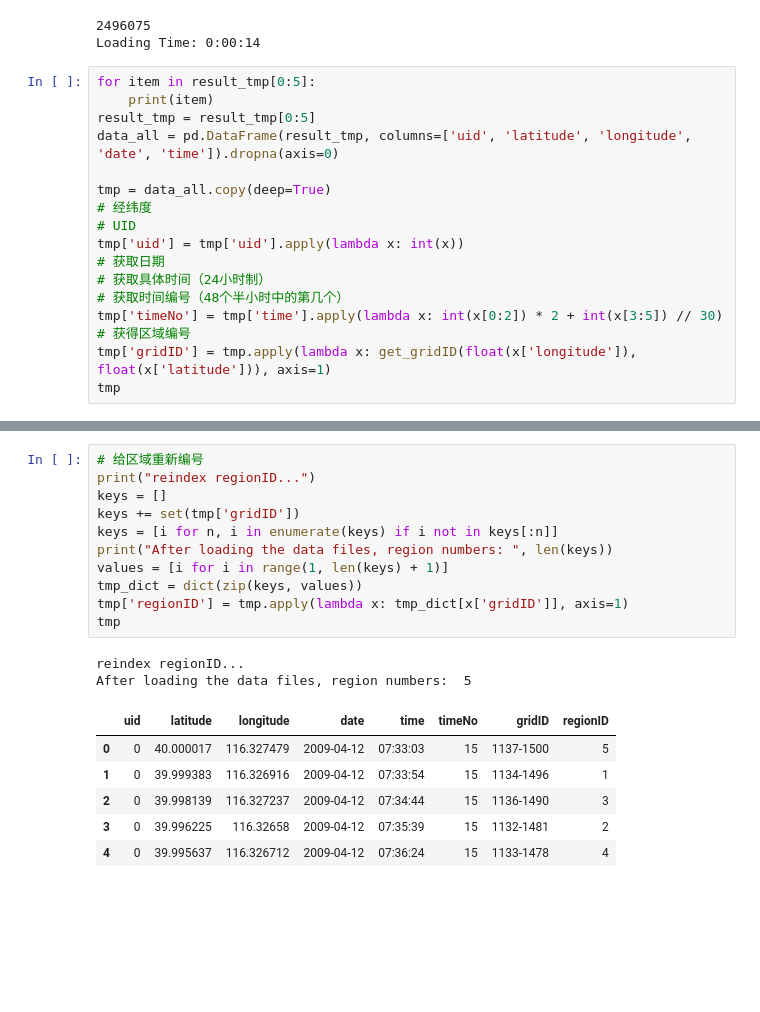
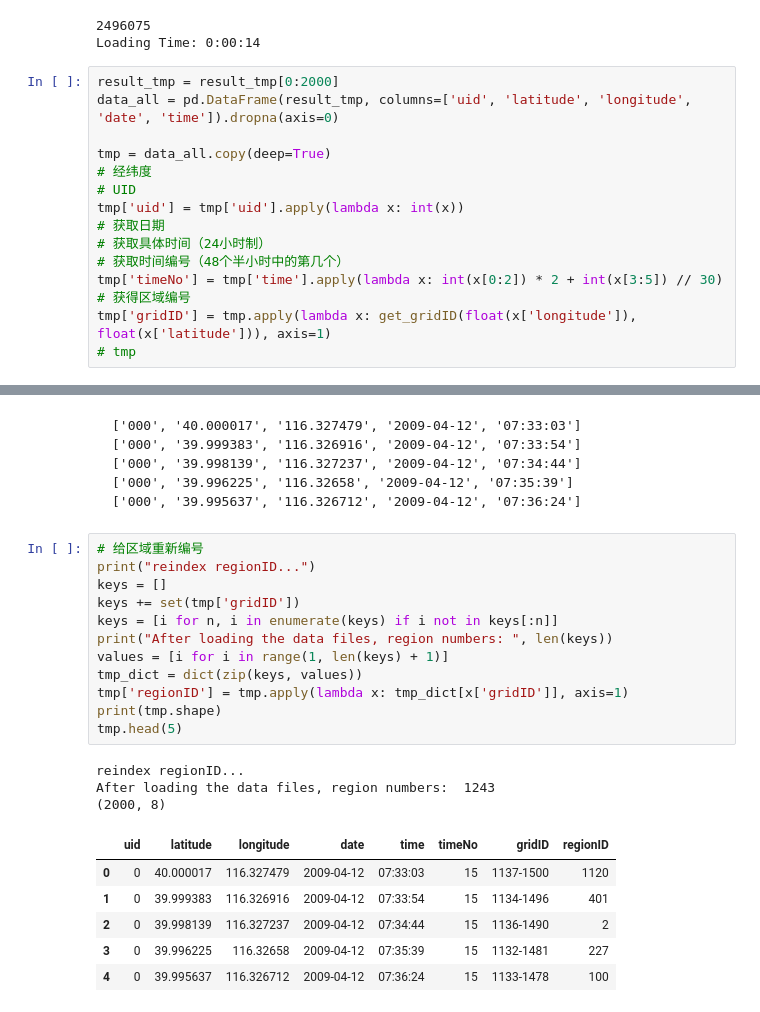
Before and after one commit to AshmoreLevi/Traj_Preprocess, a Jupyter notebook: process_000.ipynb, the cells around one changed output, grey strips where cells are left out. Saved outputs shown, nothing was run; the diff lists cells and outputs as text; blank space fills up the shorter version.

````diff
--- a/process_000.ipynb
+++ b/process_000.ipynb
@@ -96,9 +96,7 @@ print("Loading Time:", str((end_time - start_time))[0:7])
 2496075
 Loading Time: 0:00:14
 # %%
-for item in result_tmp[0:5]:
-    print(item)
-result_tmp = result_tmp[0:5]
+result_tmp = result_tmp[0:2000]
 data_all = pd.DataFrame(result_tmp, columns=['uid', 'latitude', 'longitude', 'date', 'time']).dropna(axis=0)
 
 tmp = data_all.copy(deep=True)
@@ -111,4 +109,4 @@ tmp['uid'] = tmp['uid'].apply(lambda x: int(x))
 tmp['timeNo'] = tmp['time'].apply(lambda x: int(x[0:2]) * 2 + int(x[3:5]) // 30)
 # 获得区域编号
 tmp['gridID'] = tmp.apply(lambda x: get_gridID(float(x['longitude']), float(x['latitude'])), axis=1)
-tmp
+# tmp
@@ -127,20 +113,30 @@ tmp
+# %% [markdown]
+```
+['000', '40.000017', '116.327479', '2009-04-12', '07:33:03']
+['000', '39.999383', '116.326916', '2009-04-12', '07:33:54']
+['000', '39.998139', '116.327237', '2009-04-12', '07:34:44']
+['000', '39.996225', '116.32658', '2009-04-12', '07:35:39']
+['000', '39.995637', '116.326712', '2009-04-12', '07:36:24']
+```
 # %%
 # 给区域重新编号
 print("reindex regionID...")
 keys = []
 keys += set(tmp['gridID'])
 keys = [i for n, i in enumerate(keys) if i not in keys[:n]]
 print("After loading the data files, region numbers: ", len(keys))
 values = [i for i in range(1, len(keys) + 1)]
 tmp_dict = dict(zip(keys, values))
 tmp['regionID'] = tmp.apply(lambda x: tmp_dict[x['gridID']], axis=1)
-tmp
+print(tmp.shape)
+tmp.head(5)
 # %% [output]
 reindex regionID...
-After loading the data files, region numbers:  5
+After loading the data files, region numbers:  1243
+(2000, 8)
 |  | uid | latitude | longitude | date | time | timeNo | gridID | regionID |
-| 0 | 0 | 40.000017 | 116.327479 | 2009-04-12 | 07:33:03 | 15 | 1137-1500 | 5 |
-| 1 | 0 | 39.999383 | 116.326916 | 2009-04-12 | 07:33:54 | 15 | 1134-1496 | 1 |
-| 2 | 0 | 39.998139 | 116.327237 | 2009-04-12 | 07:34:44 | 15 | 1136-1490 | 3 |
-| 3 | 0 | 39.996225 | 116.32658 | 2009-04-12 | 07:35:39 | 15 | 1132-1481 | 2 |
-| 4 | 0 | 39.995637 | 116.326712 | 2009-04-12 | 07:36:24 | 15 | 1133-1478 | 4 |
+| 0 | 0 | 40.000017 | 116.327479 | 2009-04-12 | 07:33:03 | 15 | 1137-1500 | 1120 |
+| 1 | 0 | 39.999383 | 116.326916 | 2009-04-12 | 07:33:54 | 15 | 1134-1496 | 401 |
+| 2 | 0 | 39.998139 | 116.327237 | 2009-04-12 | 07:34:44 | 15 | 1136-1490 | 2 |
+| 3 | 0 | 39.996225 | 116.32658 | 2009-04-12 | 07:35:39 | 15 | 1132-1481 | 227 |
+| 4 | 0 | 39.995637 | 116.326712 | 2009-04-12 | 07:36:24 | 15 | 1133-1478 | 100 |
````
Also changed, not shown: parts of 5 cells of this notebook, 1 other file.
